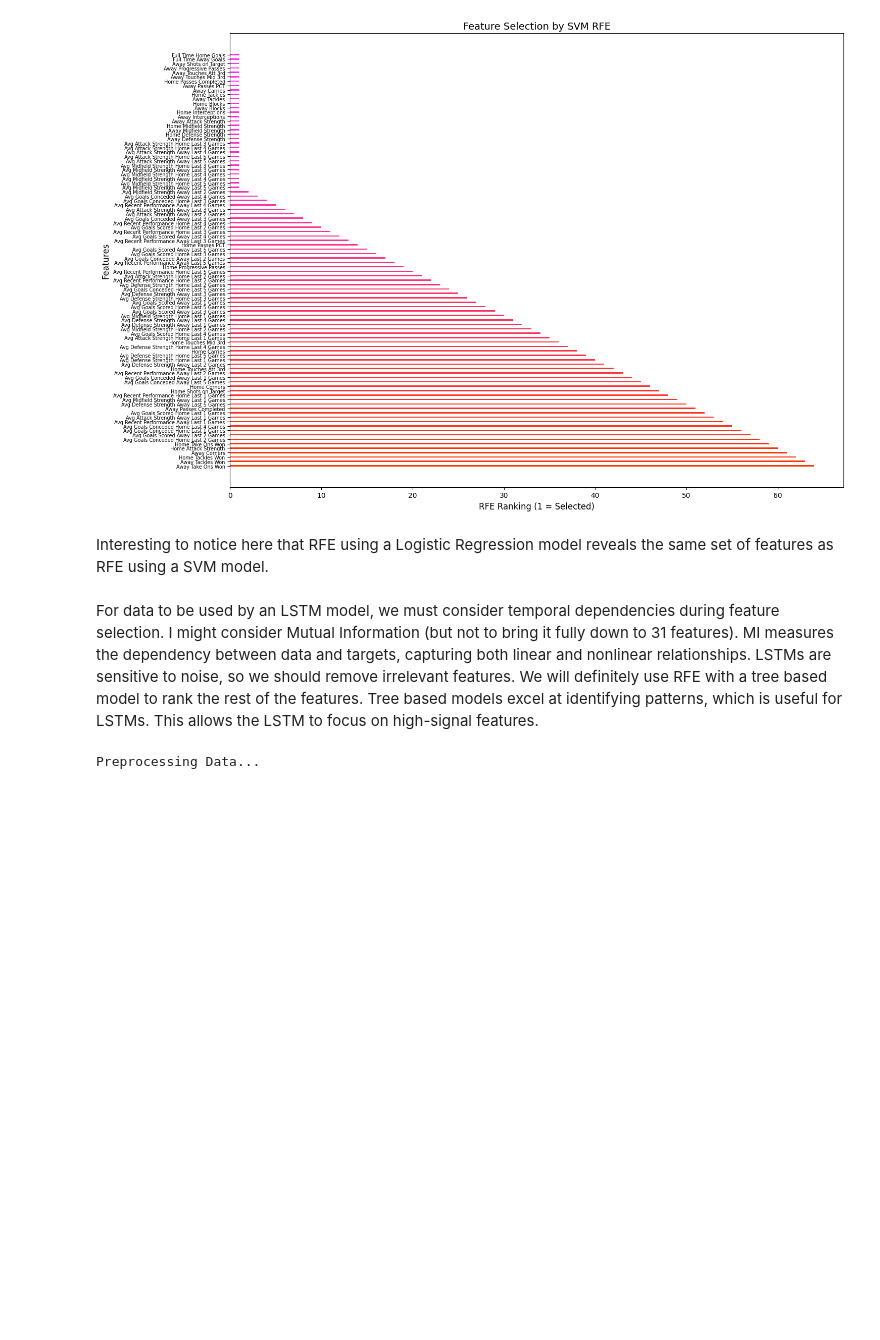
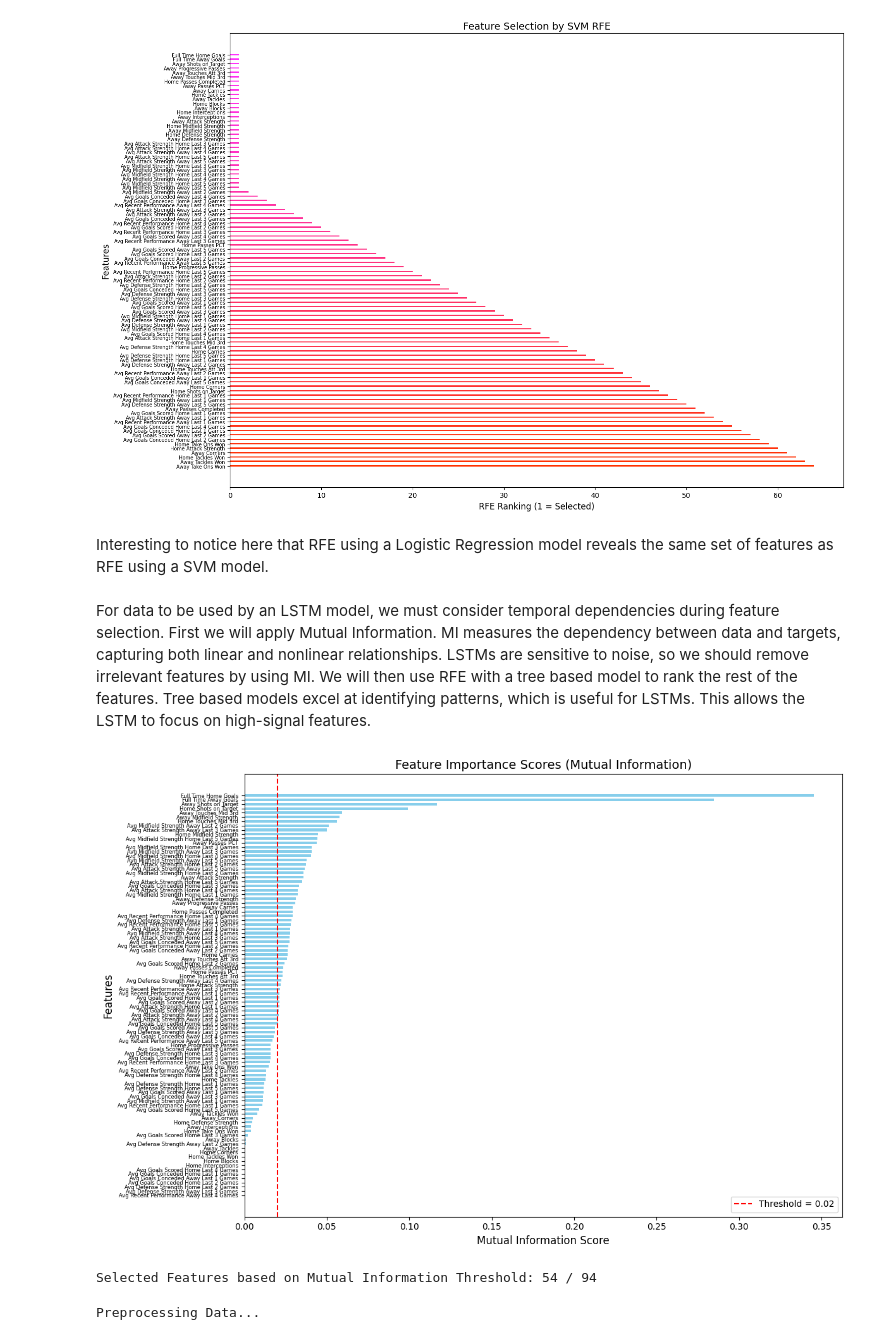
Before and after one commit to urasil/football-prediction, a Jupyter notebook: final_data_selection.ipynb, the cells around one changed output. Saved outputs shown, nothing was run; the diff lists cells and outputs as text; code cells hidden in the pictures; blank space fills up the shorter version.

Commit message:
started LSTM feature selection

```diff
--- a/final_data_selection.ipynb
+++ b/final_data_selection.ipynb
@@ -681,4 +682,4 @@ Selected Features by RFE (SVM):
 # %% [markdown]
 Interesting to notice here that RFE using a Logistic Regression model reveals the same set of features as RFE using a SVM model.
 # %% [markdown]
-For data to be used by an LSTM model, we must consider temporal dependencies during feature selection. I might consider Mutual Information (but not to bring it fully down to 31 features). MI measures the dependency between data and targets, capturing both linear and nonlinear relationships. LSTMs are sensitive to noise, so we should remove irrelevant features. We will definitely use RFE with a tree based model to rank the rest of the features. Tree based models excel at identifying patterns, which is useful for LSTMs. This allows the LSTM to focus on high-signal features.
+For data to be used by an LSTM model, we must consider temporal dependencies during feature selection. First we will apply Mutual Information. MI measures the dependency between data and targets, capturing both linear and nonlinear relationships. LSTMs are sensitive to noise, so we should remove irrelevant features by using MI. We will then use RFE with a tree based model to rank the rest of the features. Tree based models excel at identifying patterns, which is useful for LSTMs. This allows the LSTM to focus on high-signal features.
@@ -688,3 +686,56 @@ def lstm_feature_selection(df):
+# %%
+def lstm_feature_selection(df):
+    # first applies mutual information and removes the redundant features
+    def mutual_info(data, target, threshold=0.02):
+        gain = mutual_info_regression(data, target)
+
+        # dictionary of feature importance scores
+        feature_names = list(data.columns)
+        scores = {}
+        for i in range(len(feature_names)):
+            scores[feature_names[i]] = gain[i]
+
+        # sort features by importance score in descending order
+        sorted_features = sorted(scores.items(), key=lambda x: x[1], reverse=True)
+
+        # plot a bar chart of feature importance scores
+        fig, ax = plt.subplots(figsize=(12, 8))
+        y_pos = np.arange(len(sorted_features))
+        ax.barh(y_pos, [score for _, score in sorted_features], align="center", color="skyblue", height=0.6)
+        ax.set_yticks(y_pos)
+        ax.set_yticklabels([feature for feature, _ in sorted_features], fontsize=6)
+        ax.invert_yaxis()
+        ax.set_xlabel("Mutual Information Score", fontsize=12)
+        ax.set_ylabel("Features", fontsize=12)
+        ax.set_title("Feature Importance Scores (Mutual Information)", fontsize=14)
+        plt.axvline(x=threshold, color="red", linestyle="--", label=f"Threshold = {threshold}")
+        plt.legend()
+        plt.tight_layout()
+        plt.show()
+
+        # filter features based on the threshold
+        selected_features = [feature for feature, score in sorted_features if score >= threshold]
+        print("\nSelected Features based on Mutual Information Threshold:", len(selected_features), "/", len(data.columns))
+
+        return data[selected_features]
+
+
+
+    # organise dataset into X (training examples) and y (targets)
+    featuresToDrop = ['Date', 'Match Outcome', 'Home Team', 'Away Team', 'Full Time Result']
+    assert set(featuresToDrop).issubset(df.columns), "Some columns in featuresToDrop are missing in df"
+    data = df.drop(featuresToDrop, axis=1)
+
+    # use label encoding on the target data, keep it discrete
+    target = df['Full Time Result']
+    target = label_encoding(target, dataframe=False)
+
+    reduced_data = mutual_info(data, target)
+
+lstm_feature_selection(df)
+# %% [output]
+[figure, added]
+Selected Features based on Mutual Information Threshold: 54 / 94
 # %%
 def chronological_split(df, train_ratio=0.8, chronological=False):
     df = df.sort_values(by='Date')
```
Also changed, not shown: parts of 2 cells of this notebook.
